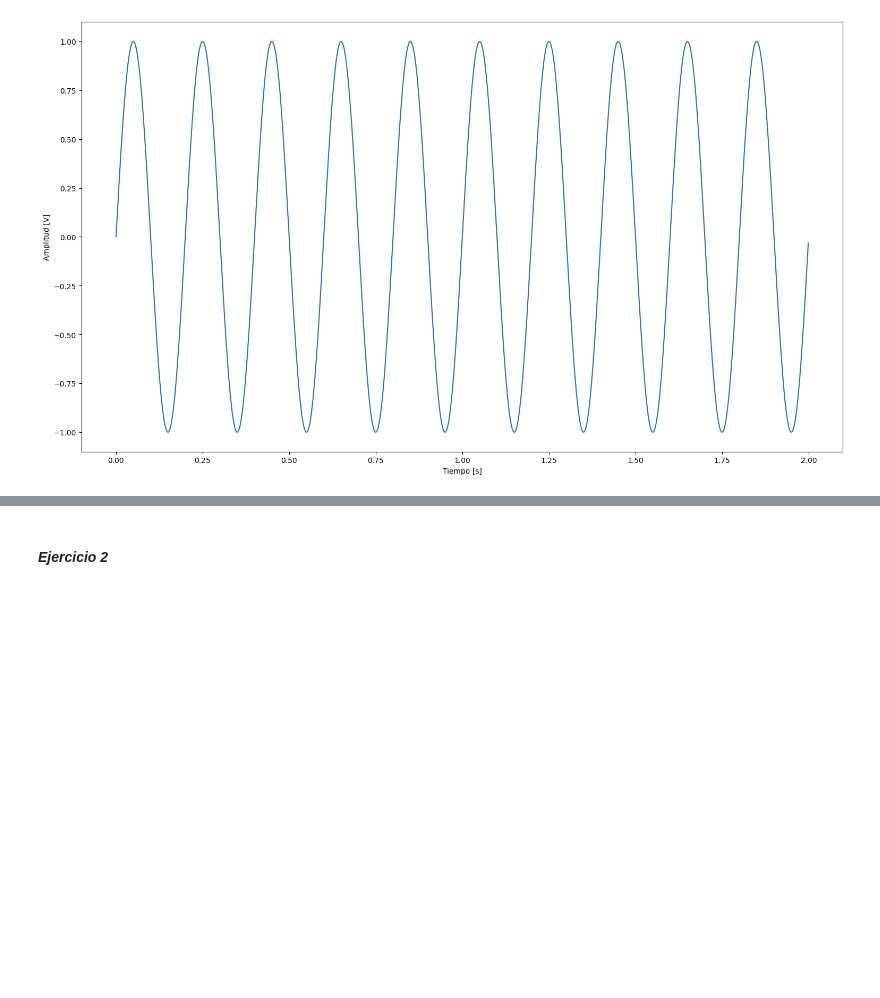
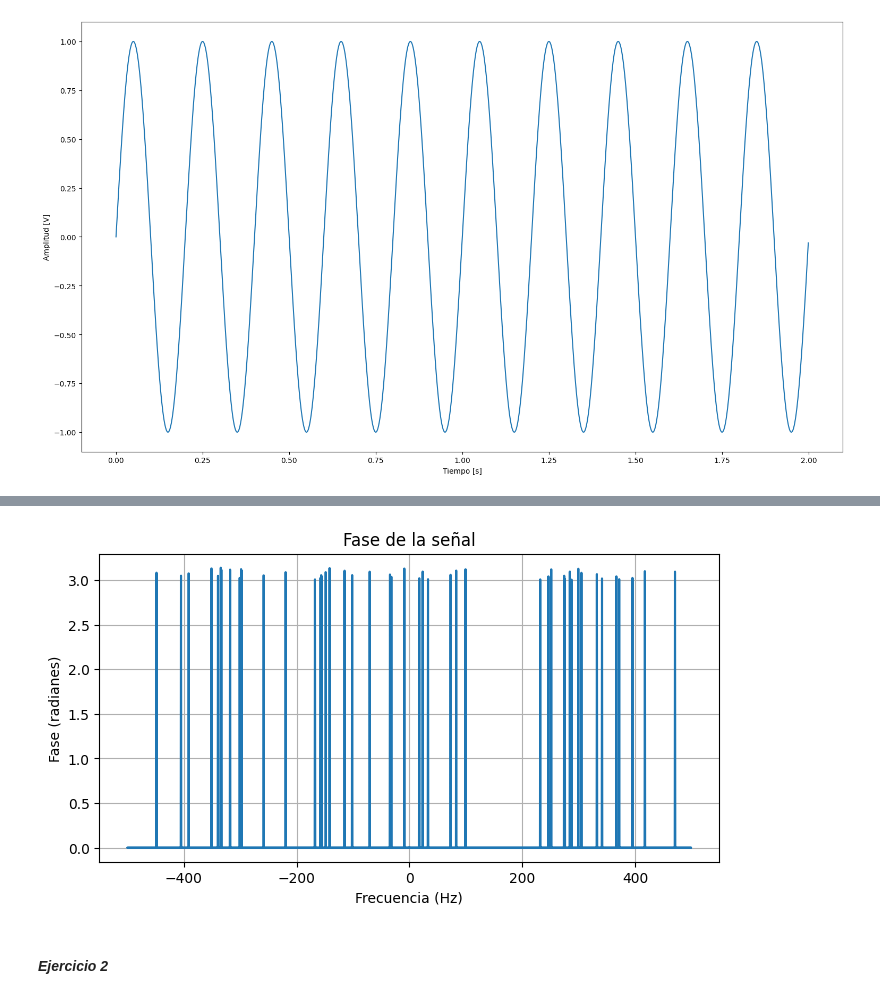
Before and after one commit to leonelj01/seniales_electricas, a Jupyter notebook: TP_6/tp6.ipynb, the cells around one changed output, grey strips where cells are left out. Saved outputs shown, nothing was run; the diff lists cells and outputs as text; code cells hidden in the pictures; blank space fills up the shorter version.

```diff
--- a/TP_6/tp6.ipynb
+++ b/TP_6/tp6.ipynb
@@ -69,3 +87,17 @@ plt.show
+# %%
+phase = np.angle(fft_senial)
+
+phase [phase < 3] = 0
+
+plt.figure(figsize=(8, 4))
+plt.plot(freq, phase)
+plt.xlabel('Frecuencia (Hz)')
+plt.ylabel('Fase (radianes)')
+plt.title('Fase de la señal')
+plt.grid(True)
+plt.show()
+# %% [output]
+[figure, added]
 # %% [markdown]
 #### *Ejercicio 2*
 # %%
```
Also changed, not shown: parts of 5 cells of this notebook.
